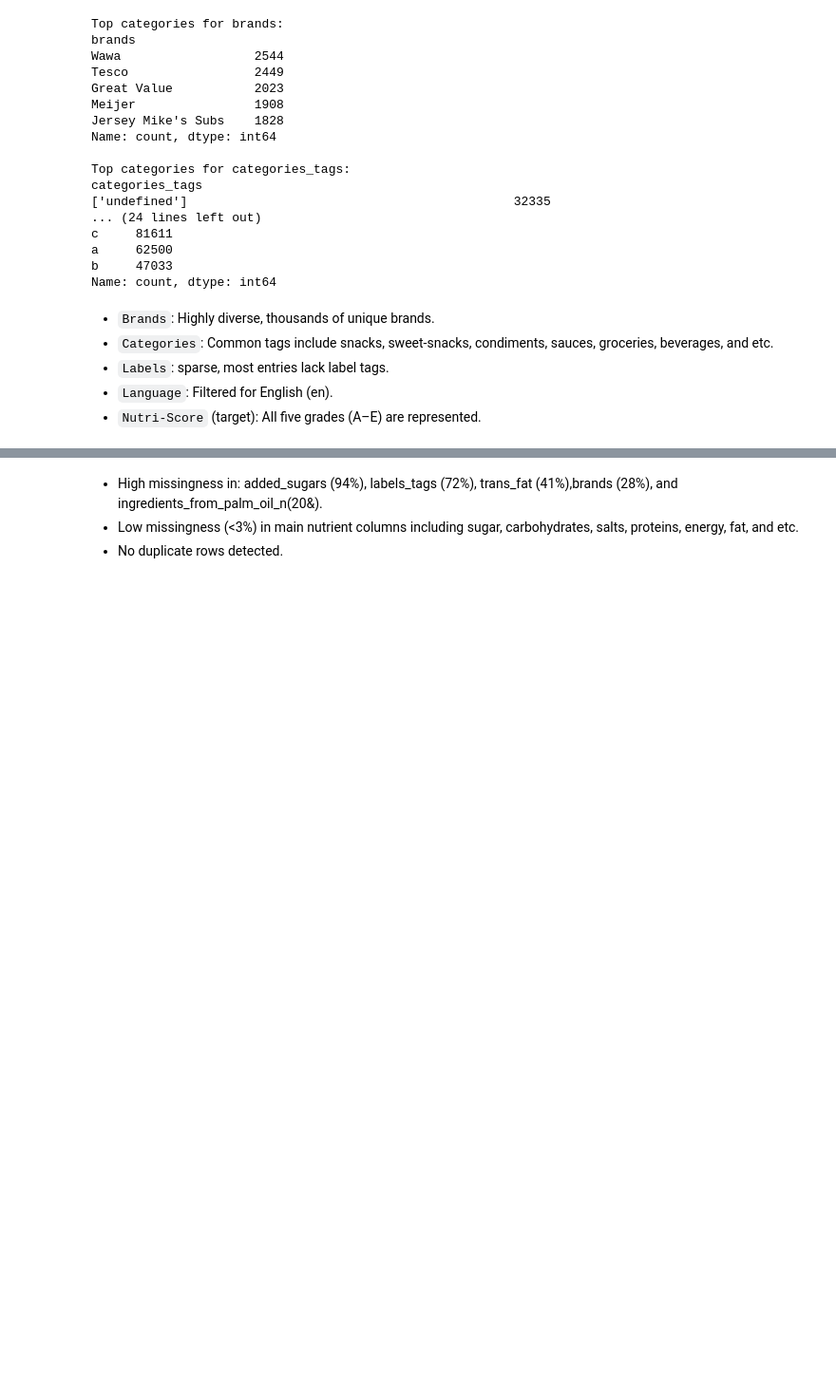
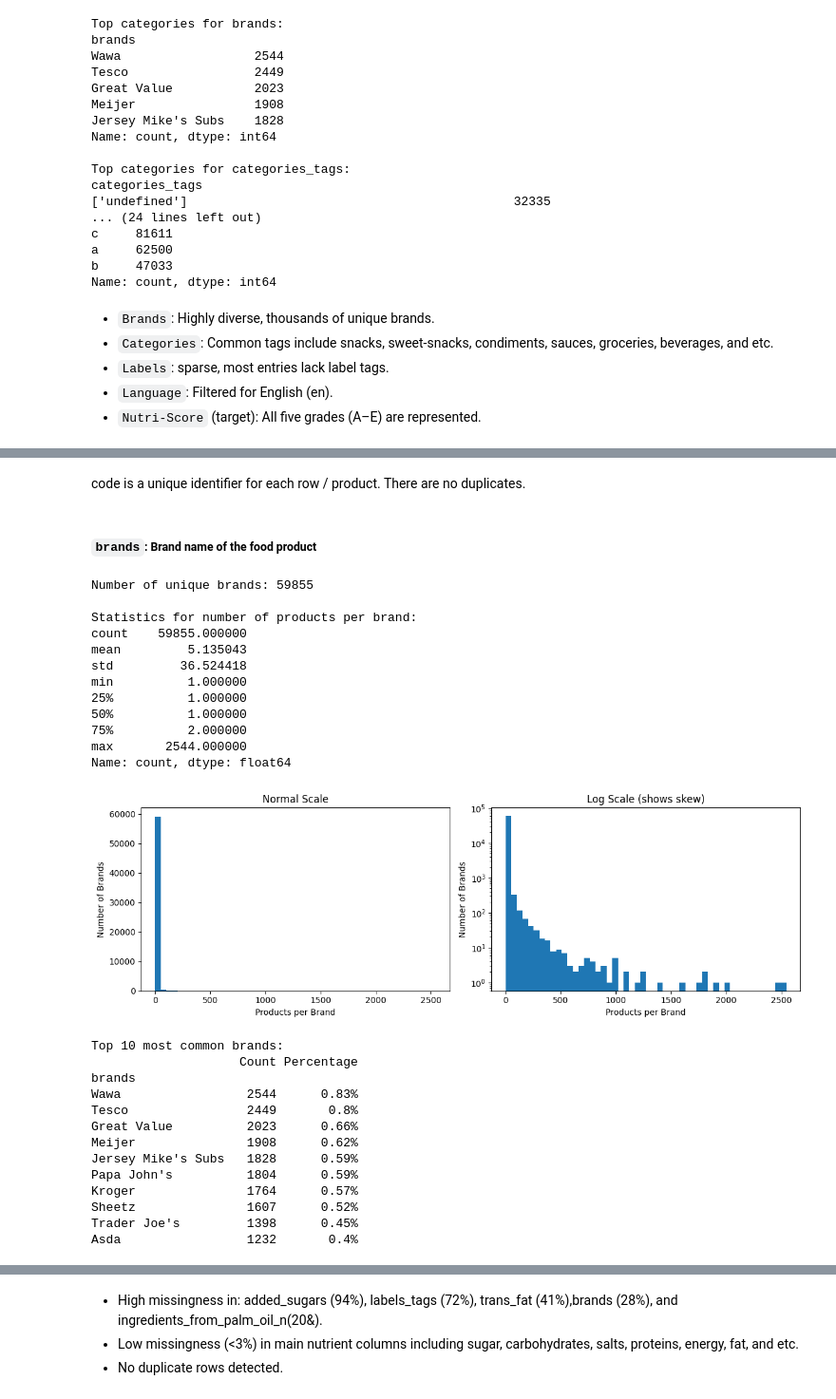
Before and after one commit to swhoyle/food-nutrition-model, a Jupyter notebook: notebooks/2_eda.ipynb, the cells around one changed output, grey strips where cells are left out. Shown at 95% size. Saved outputs shown, nothing was run; the diff lists cells and outputs as text; code cells hidden in the pictures; blank space fills up the shorter version.

```diff
--- a/notebooks/2_eda.ipynb
+++ b/notebooks/2_eda.ipynb
@@ -149,0 +184,62 @@ Name: count, dtype: int64
+# %% [markdown]
+code is a unique identifier for each row / product. There are no duplicates.
+# %% [markdown]
+##### `brands`: Brand name of the food product
+# %%
+print('Number of unique brands:', df["brands"].nunique())
+
+print("\nStatistics for number of products per brand:")
+print(df["brands"].value_counts().describe())
+
+# Histogram of products per brand
+brand_count = df['brands'].value_counts()
+fig, axes = plt.subplots(1, 2, figsize=(12, 4))
+
+# Left: normal scale
+axes[0].hist(brand_count, bins=50)
+axes[0].set_title('Normal Scale')
+axes[0].set_xlabel('Products per Brand')
+axes[0].set_ylabel('Number of Brands')
+
+# Right: log scale (shows skew clearly)
+axes[1].hist(brand_count, bins=50)
+axes[1].set_yscale('log')
+axes[1].set_title('Log Scale (shows skew)')
+axes[1].set_xlabel('Products per Brand')
+axes[1].set_ylabel('Number of Brands')
+
+plt.tight_layout()
+plt.show()
+
+print("\nTop 10 most common brands:")
+brand_counts = df["brands"].value_counts()
+brand_percentages = df["brands"].value_counts(normalize=True)
+top_10_brands = pd.DataFrame({"Count": brand_counts, "Percentage": round(brand_percentages * 100, 2).astype(str) + "%"}).head(10)
+print(top_10_brands)
+# %% [output]
+Number of unique brands: 59855
+
+Statistics for number of products per brand:
+count    59855.000000
+mean         5.135043
+std         36.524418
+min          1.000000
+25%          1.000000
+50%          1.000000
+75%          2.000000
+max       2544.000000
+Name: count, dtype: float64
+[figure, added]
+Top 10 most common brands:
+                    Count Percentage
+brands
+Wawa                 2544      0.83%
+Tesco                2449       0.8%
+Great Value          2023      0.66%
+Meijer               1908      0.62%
+Jersey Mike's Subs   1828      0.59%
+Papa John's          1804      0.59%
+Kroger               1764      0.57%
+Sheetz               1607      0.52%
+Trader Joe's         1398      0.45%
+Asda                 1232       0.4%
```
Also changed, not shown: parts of 89 cells of this notebook, 1 other file.
